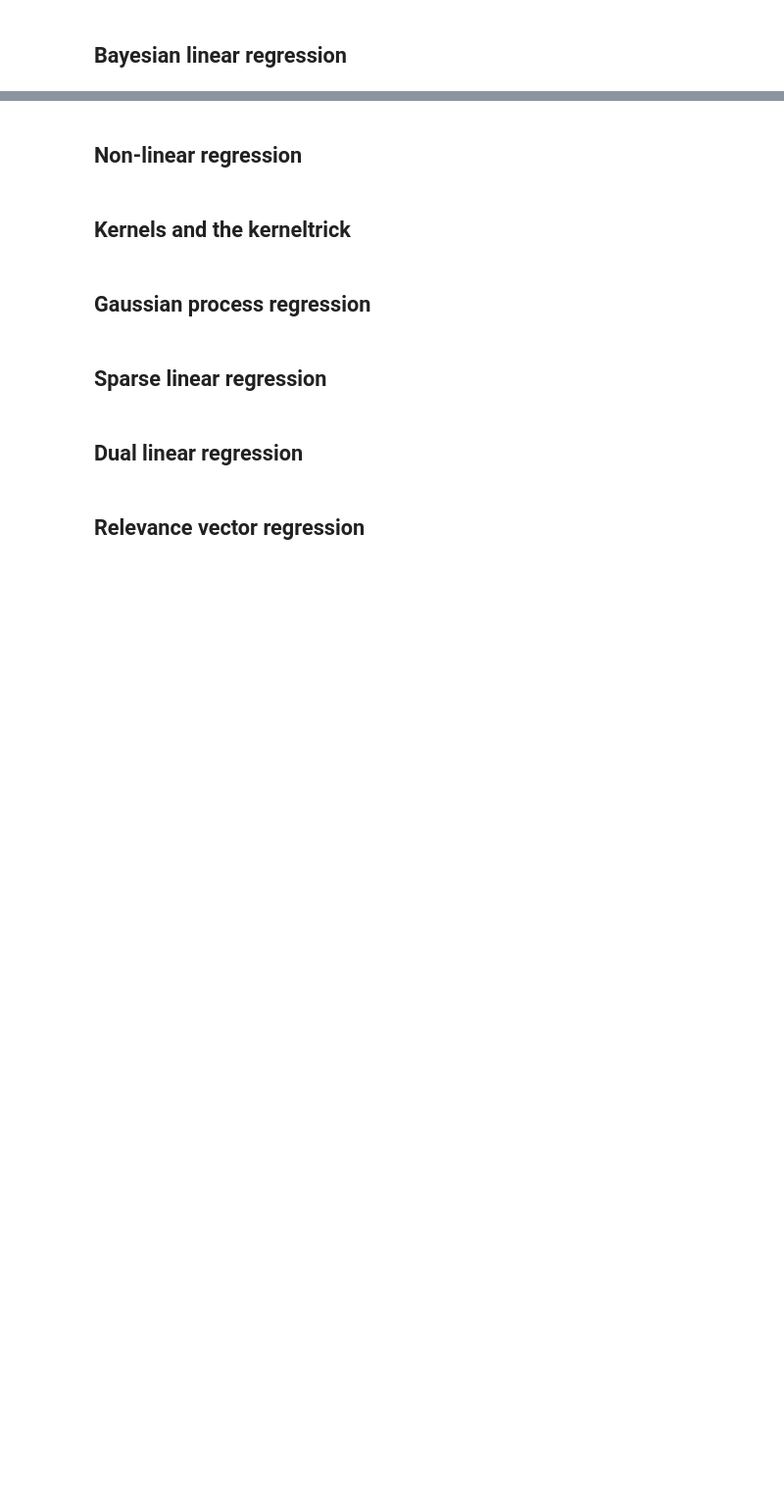
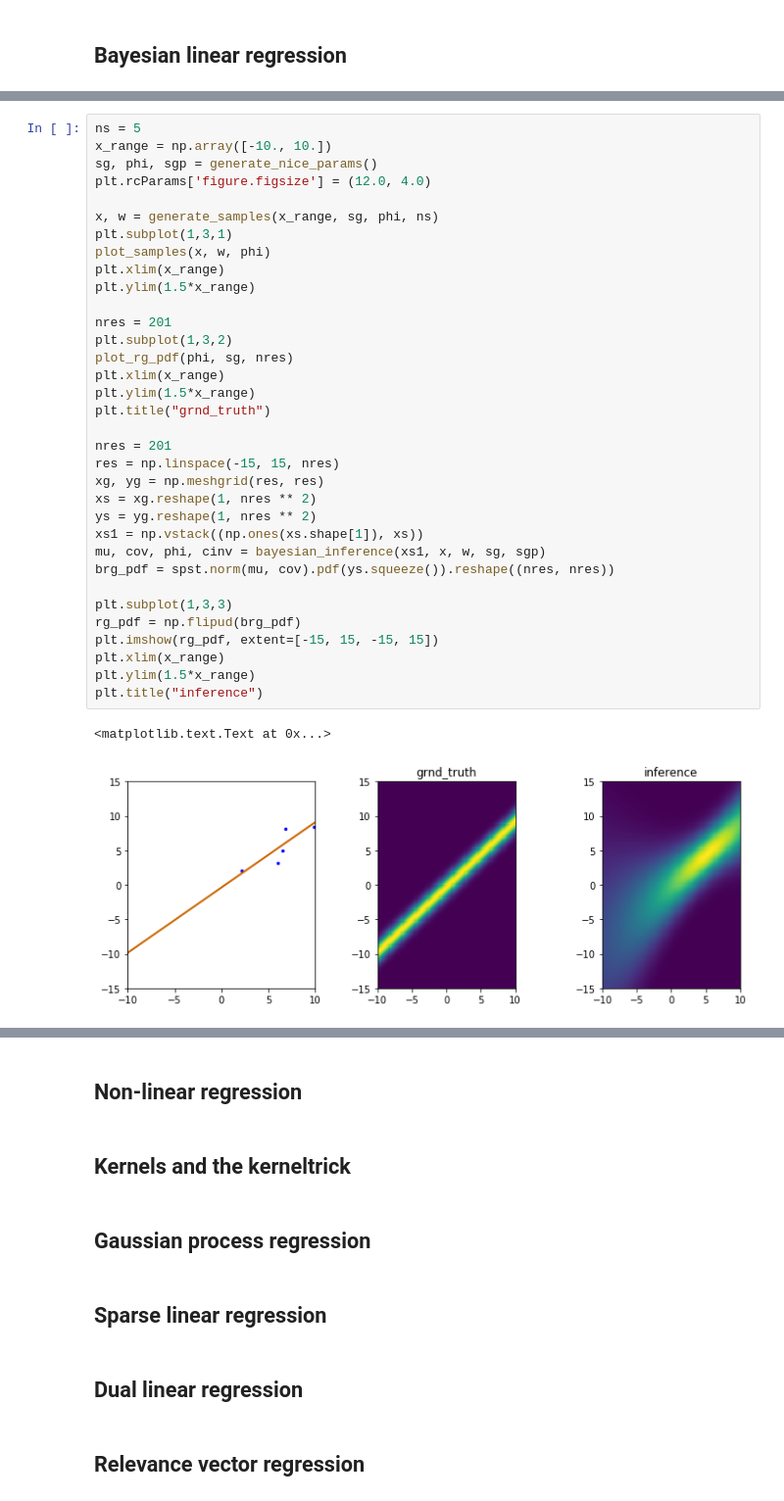
Before and after one commit to kiyomizuhi/machine_learning_scratch_Prince_computer_vision, a Jupyter notebook: scratch/Regression.ipynb, the cells around one changed output, grey strips where cells are left out. Shown: that part at 98% size. Drawn from its saved outputs; the diff is of its cells as text; blank space fills up the shorter version.

Commit message:
edited bayesian regression

```diff
--- a/scratch/Regression.ipynb
+++ b/scratch/Regression.ipynb
@@ -102,0 +269,37 @@ infr: sg = 1.4218, phi = [0.7526, -1.0352]
+# %%
+ns = 5
+x_range = np.array([-10., 10.])
+sg, phi, sgp = generate_nice_params()
+plt.rcParams['figure.figsize'] = (12.0, 4.0)
+
+x, w = generate_samples(x_range, sg, phi, ns)
+plt.subplot(1,3,1)
+plot_samples(x, w, phi)
+plt.xlim(x_range)
+plt.ylim(1.5*x_range)
+
+nres = 201
+plt.subplot(1,3,2)
+plot_rg_pdf(phi, sg, nres)
+plt.xlim(x_range)
+plt.ylim(1.5*x_range)
+plt.title("grnd_truth")
+
+nres = 201
+res = np.linspace(-15, 15, nres)
+xg, yg = np.meshgrid(res, res)
+xs = xg.reshape(1, nres ** 2)
+ys = yg.reshape(1, nres ** 2)
+xs1 = np.vstack((np.ones(xs.shape[1]), xs))
+mu, cov, phi, cinv = bayesian_inference(xs1, x, w, sg, sgp)
+brg_pdf = spst.norm(mu, cov).pdf(ys.squeeze()).reshape((nres, nres))
+
+plt.subplot(1,3,3)
+rg_pdf = np.flipud(brg_pdf)
+plt.imshow(rg_pdf, extent=[-15, 15, -15, 15])
+plt.xlim(x_range)
+plt.ylim(1.5*x_range)
+plt.title("inference")
+# %% [output]
+<matplotlib.text.Text at 0x...>
+[figure, added]
```
Also changed, not shown: parts of 11 cells of this notebook.
